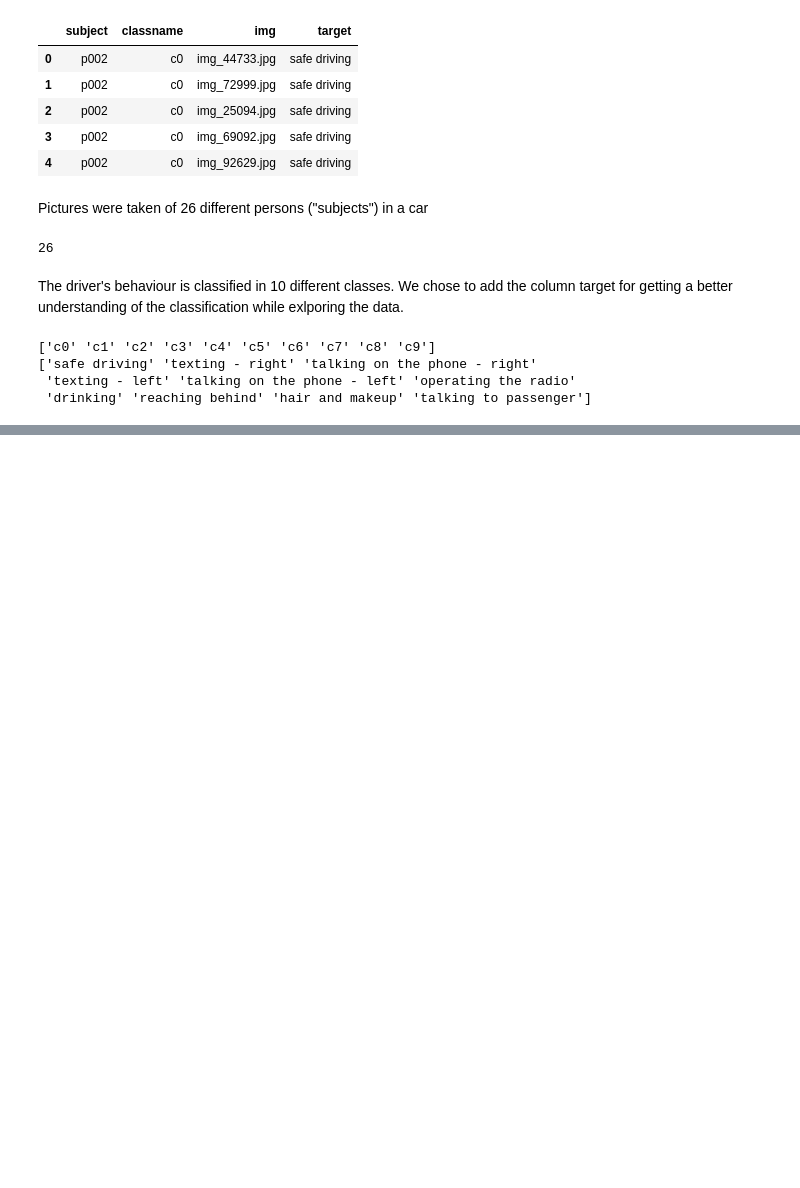
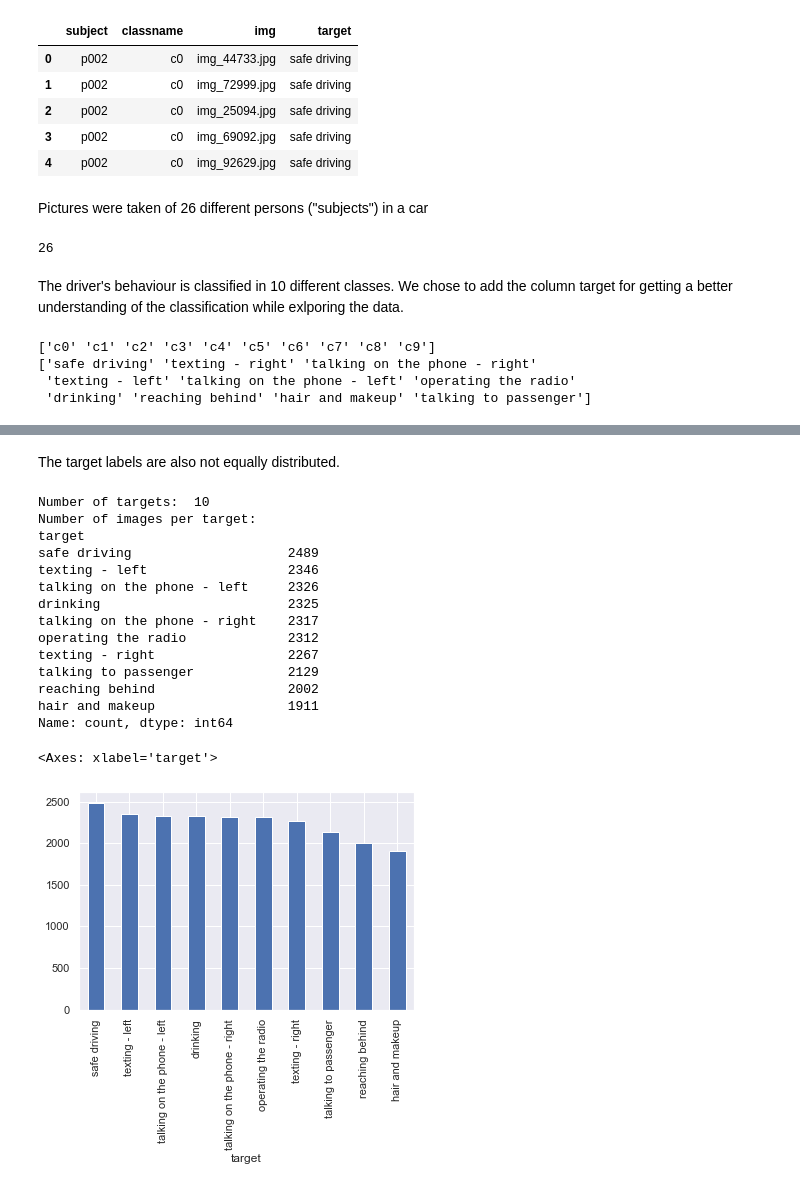
Before and after one commit to RasKrebs/aml_itu, a Jupyter notebook: notebooks/data_exploration_alex.ipynb, the cells around one changed output, grey strips where cells are left out. Saved outputs shown, nothing was run; the diff lists cells and outputs as text; code cells hidden in the pictures; blank space fills up the shorter version.

```diff
--- a/notebooks/data_exploration_alex.ipynb
+++ b/notebooks/data_exploration_alex.ipynb
@@ -110,0 +174,25 @@ print(df.target.unique())
+# %% [markdown]
+The target labels are also not equally distributed.
+# %%
+# Examine target distribution
+print('Number of targets: ', df.target.nunique())
+print('Number of images per target: ')
+print(df.target.value_counts())
+df.target.value_counts().plot(kind='bar')
+# %% [output]
+Number of targets:  10
+Number of images per target:
+target
+safe driving                    2489
+texting - left                  2346
+talking on the phone - left     2326
+drinking                        2325
+talking on the phone - right    2317
+operating the radio             2312
+texting - right                 2267
+talking to passenger            2129
+reaching behind                 2002
+hair and makeup                 1911
+Name: count, dtype: int64
+<Axes: xlabel='target'>
+[figure, added]
```
Also changed, not shown: parts of 24 cells of this notebook.
